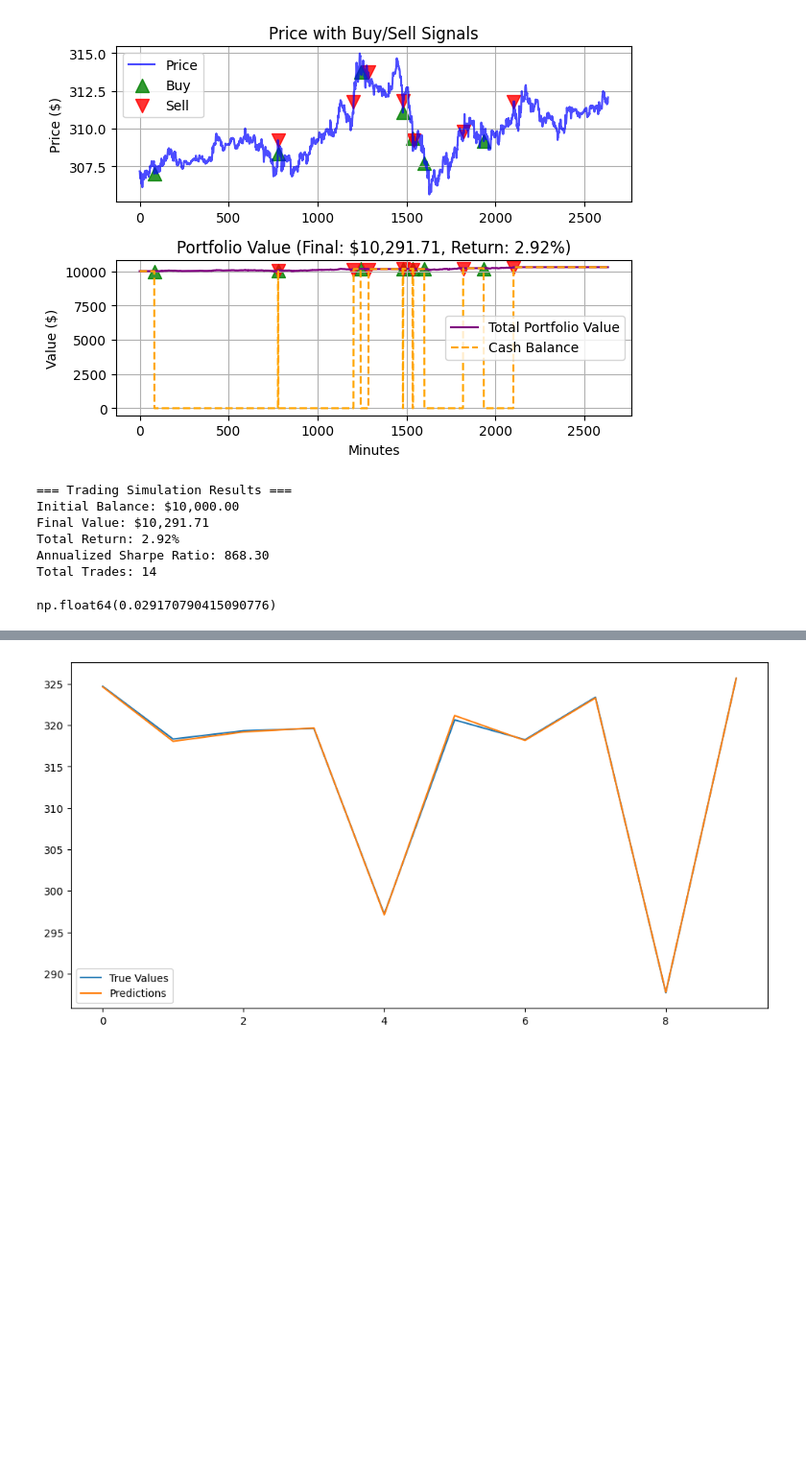
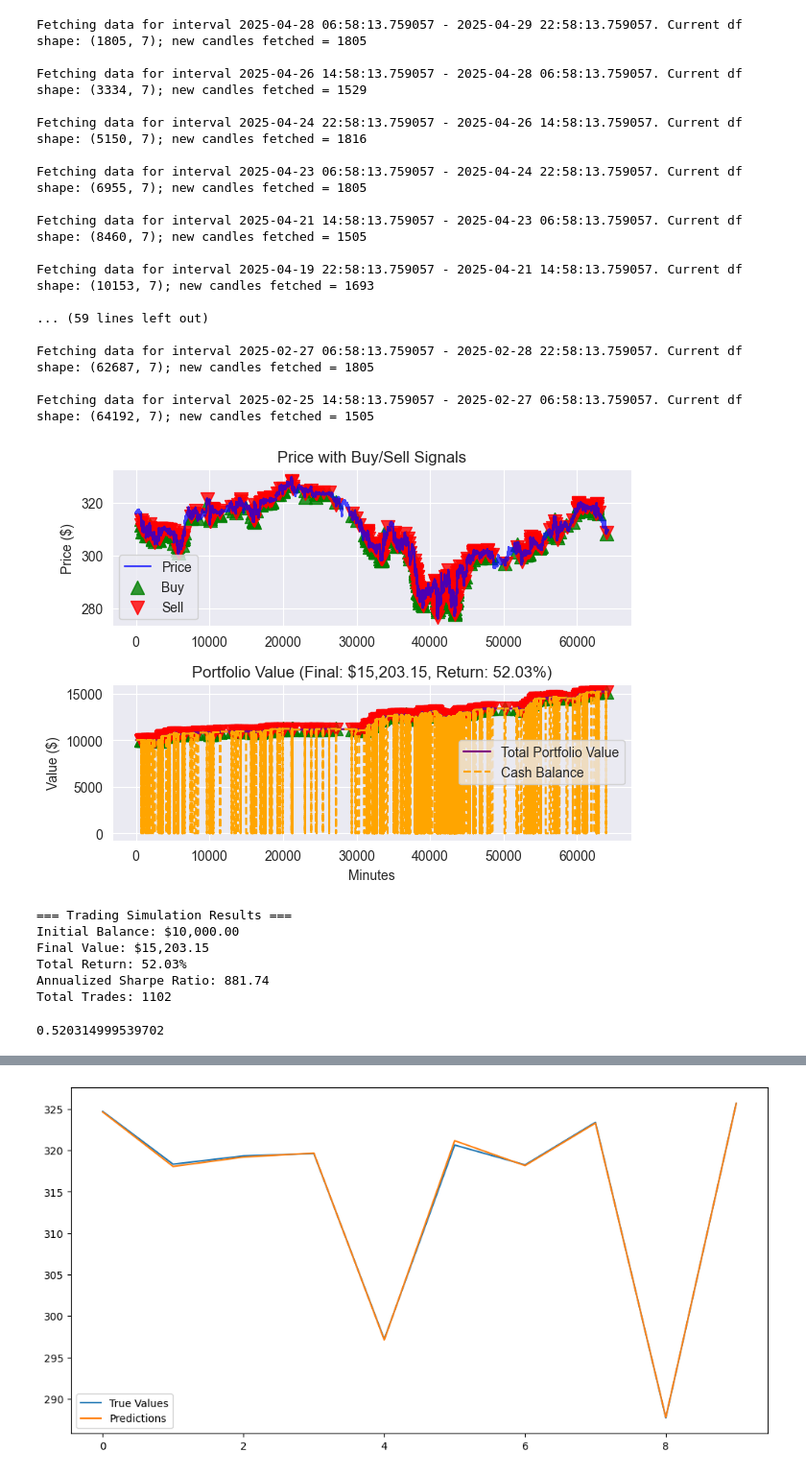
Before and after one commit to LysinKirill/TradeWise-python, a Jupyter notebook: ml/oneMinute/TrainingV2.ipynb, the cells around one changed output, grey strips where cells are left out. Shown at 96% size. Saved outputs shown, nothing was run; the diff lists cells and outputs as text; code cells hidden in the pictures; blank space fills up the shorter version.

```diff
--- a/ml/oneMinute/TrainingV2.ipynb
+++ b/ml/oneMinute/TrainingV2.ipynb
@@ -51,7 +46,7 @@ if invest_api_key is None:
 provider = TInvestDataProvider(api_key=invest_api_key)
 
 moscow_tz = pytz.timezone('Europe/Moscow')
-naive_datetime = datetime(year=2025, month=3, day=31, hour=11, second=1)
+naive_datetime = datetime(year=2025, month=1, day=31, hour=11, second=1)
 moscow_datetime = moscow_tz.localize(naive_datetime)
 train_period_end = moscow_datetime.astimezone(pytz.UTC)
 
@@ -214,5 +179,3 @@ class SimpleLSTM(nn.Module):
         out = out[:, -1, :]
         out = self.fc(out)
         return out.view(-1)
-
-model = SimpleLSTM(input_size=1, hidden_layer_size=32, num_layers=1, output_size=1).to(DEVICE)
@@ -495,32 +412,74 @@ def simulate_trading(
     print(f"Total Trades: {len(buy_signals) + len(sell_signals)}")
     return returns
     #print(f"Commission Paid: ${initial_balance - final_value + (final_value - initial_balance - (shares * data[-1] - shares * current_price)):,.2f}")
+# %%
+from TInvestDataProvider import TInvestDataProvider
+from datetime import timedelta
+
+
+async def get_lookback_close_data(
+    lookback_start_days: int,
+    lookback_end_days: int
+):
+    provider = TInvestDataProvider(api_key=invest_api_key)
+    utc_now = datetime.utcnow()
+    validate_period_start = utc_now - timedelta(days=lookback_start_days)
+    validate_period_end = utc_now - timedelta(days=lookback_end_days)
+
+    df = await provider.load_candle_data_for_period(
+        period_start_utc=validate_period_start,
+        period_end_utc=validate_period_end,
+        instrument_id="e6123145-9665-43e0-8413-cd61b8aa9b13"
+    )
+
+    return df['close'].to_numpy()
 # %%
-ONE_DAY_TRADING_OFFSET = -(8 * 60 + 50)
+#ONE_DAY_TRADING_OFFSET = -(8 * 60 + 50)
+#days = 5
 
-
-days = 5
+validate_data = await get_lookback_close_data(
+    lookback_start_days=60,
+    lookback_end_days=0
+)
 
 
 simulate_trading(
     model,
-    data[(days * ONE_DAY_TRADING_OFFSET):],
+    validate_data,
+    #validate_data[(days * ONE_DAY_TRADING_OFFSET):],
     scaler,
     device,
     10000,
     commission=0.0005,
-    #buy_signal=0.0017,
-    #sell_signal=0.0026,
-    buy_signal=0.0011,
-    sell_signal=0.0026
+    buy_signal=0.0017,
+    sell_signal=0.0016,
+    #buy_signal=0.0011,
+    #sell_signal=0.0026
 )
 # %% [output]
+Fetching data for interval 2025-04-28 06:58:13.759057 - 2025-04-29 22:58:13.759057. Current df shape: (1805, 7); new candles fetched = 1805
+
+Fetching data for interval 2025-04-26 14:58:13.759057 - 2025-04-28 06:58:13.759057. Current df shape: (3334, 7); new candles fetched = 1529
+
+Fetching data for interval 2025-04-24 22:58:13.759057 - 2025-04-26 14:58:13.759057. Current df shape: (5150, 7); new candles fetched = 1816
+
+Fetching data for interval 2025-04-23 06:58:13.759057 - 2025-04-24 22:58:13.759057. Current df shape: (6955, 7); new candles fetched = 1805
+
+Fetching data for interval 2025-04-21 14:58:13.759057 - 2025-04-23 06:58:13.759057. Current df shape: (8460, 7); new candles fetched = 1505
+
+Fetching data for interval 2025-04-19 22:58:13.759057 - 2025-04-21 14:58:13.759057. Current df shape: (10153, 7); new candles fetched = 1693
+
+... (59 lines left out)
+
+Fetching data for interval 2025-02-27 06:58:13.759057 - 2025-02-28 22:58:13.759057. Current df shape: (62687, 7); new candles fetched = 1805
+
+Fetching data for interval 2025-02-25 14:58:13.759057 - 2025-02-27 06:58:13.759057. Current df shape: (64192, 7); new candles fetched = 1505
-[figure, old version]
+[figure, new version]
-=== Trading Simulation Results ===
-Initial Balance: $10,000.00
-Final Value: $10,291.71
-Total Return: 2.92%
-Annualized Sharpe Ratio: 868.30
-Total Trades: 14
-np.float64(0.029170790415090776)
+=== Trading Simulation Results ===
+Initial Balance: $10,000.00
+Final Value: $15,203.15
+Total Return: 52.03%
+Annualized Sharpe Ratio: 881.74
+Total Trades: 1102
+0.520314999539702
 # %%
```
Also changed, not shown: parts of 17 cells of this notebook, 1 other file.
